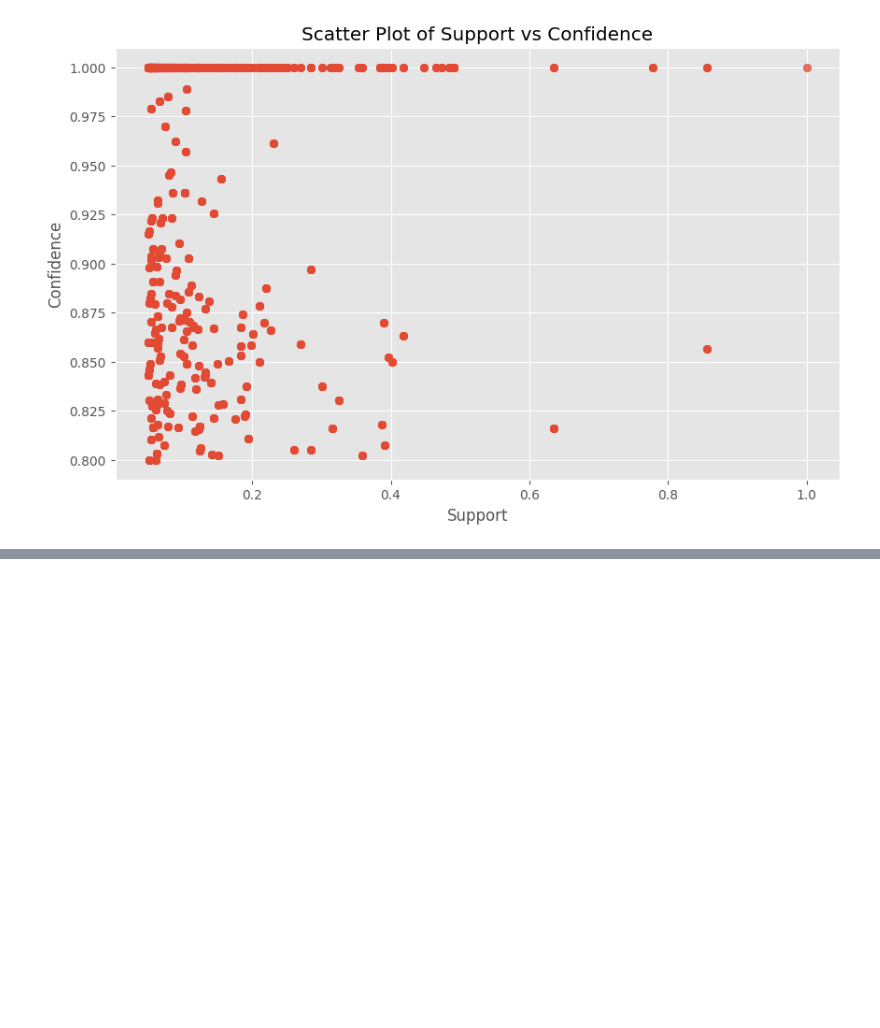
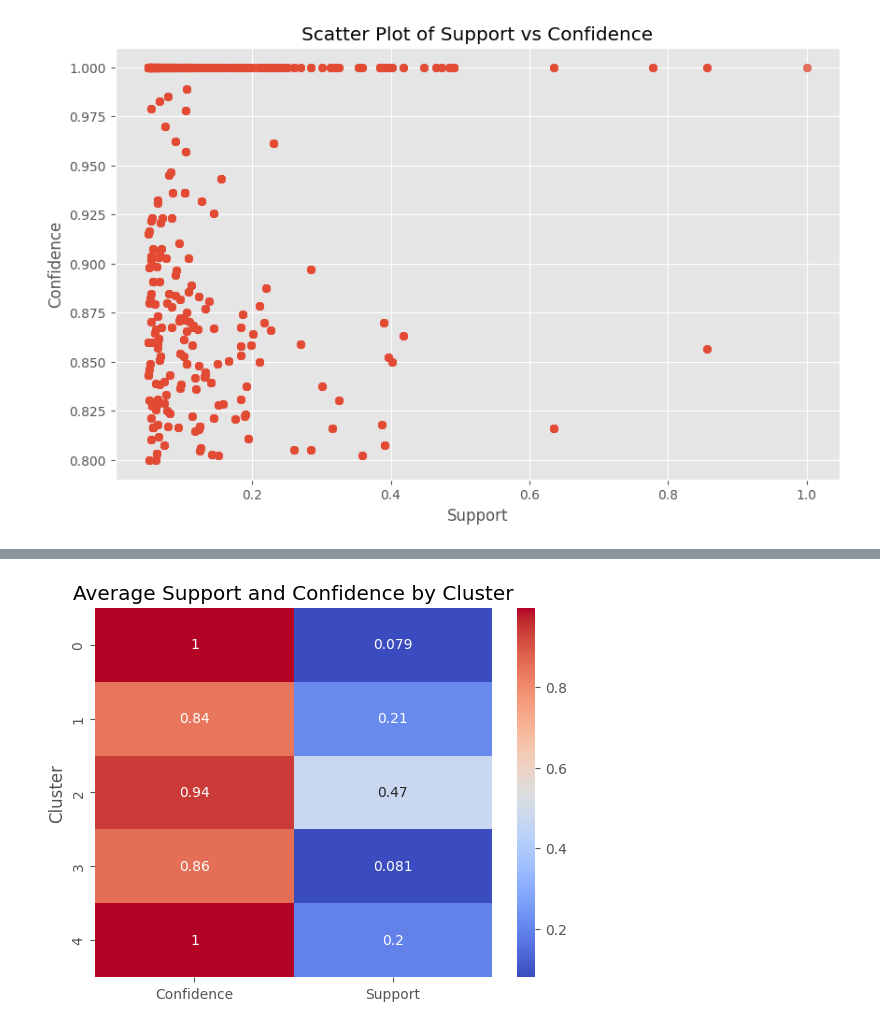
Before and after one commit to bl33h/cervicalCancerRiskFactors, a Jupyter notebook: src/cervicalCancerRiskFactors.ipynb, the cells around one changed output, grey strips where cells are left out. Cells and saved outputs as stored; diff of their text form; code cells hidden in the pictures; blank space fills up the shorter version.

```diff
--- a/src/cervicalCancerRiskFactors.ipynb
+++ b/src/cervicalCancerRiskFactors.ipynb
@@ -572,0 +628,14 @@ plt.show()
+# %%
+heatmap_data = pd.DataFrame({
+    'Cluster': rules['cluster'],
+    'Support': rules['support'],
+    'Confidence': rules['confidence']
+})
+
+result = heatmap_data.pivot_table(index='Cluster', values=['Support', 'Confidence'], aggfunc='mean')
+
+sns.heatmap(result, annot=True, cmap='coolwarm')
+plt.title('Average Support and Confidence by Cluster')
+plt.show()
+# %% [output]
+[figure, added]
```
Also changed, not shown: parts of 3 cells of this notebook.
